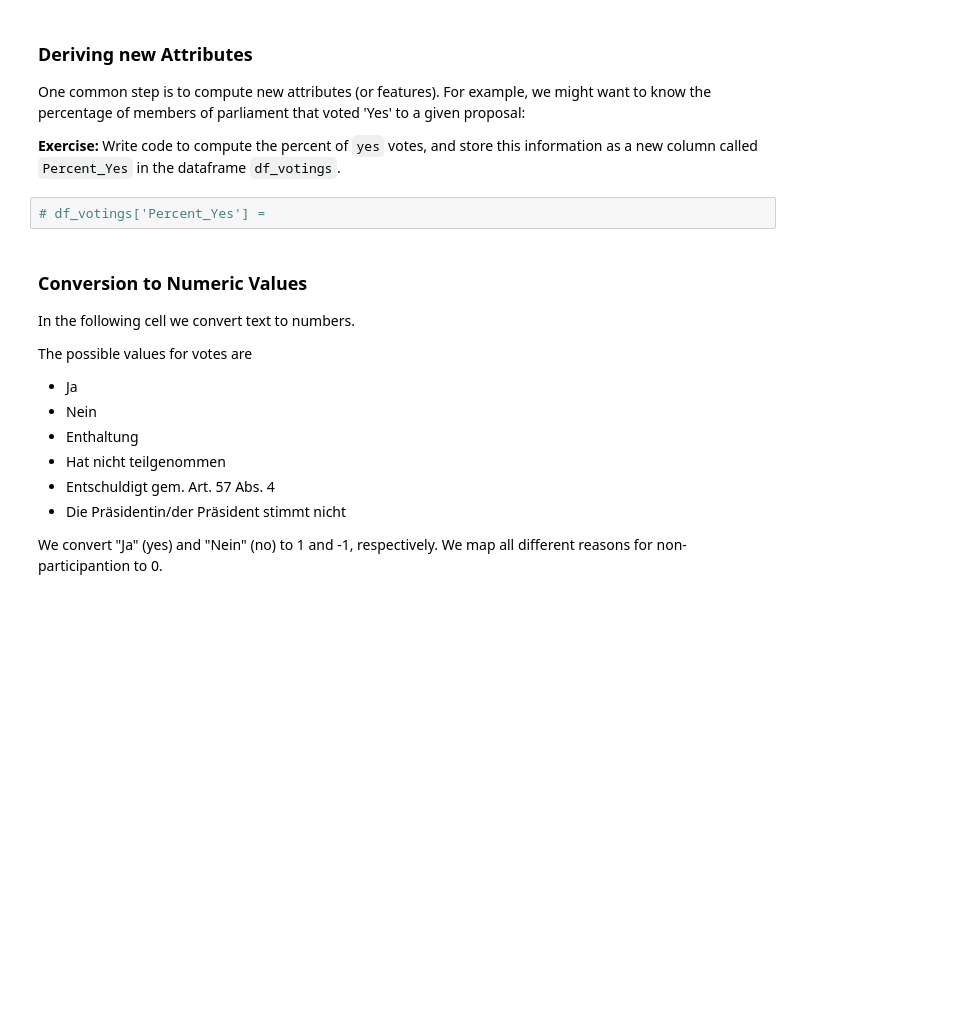
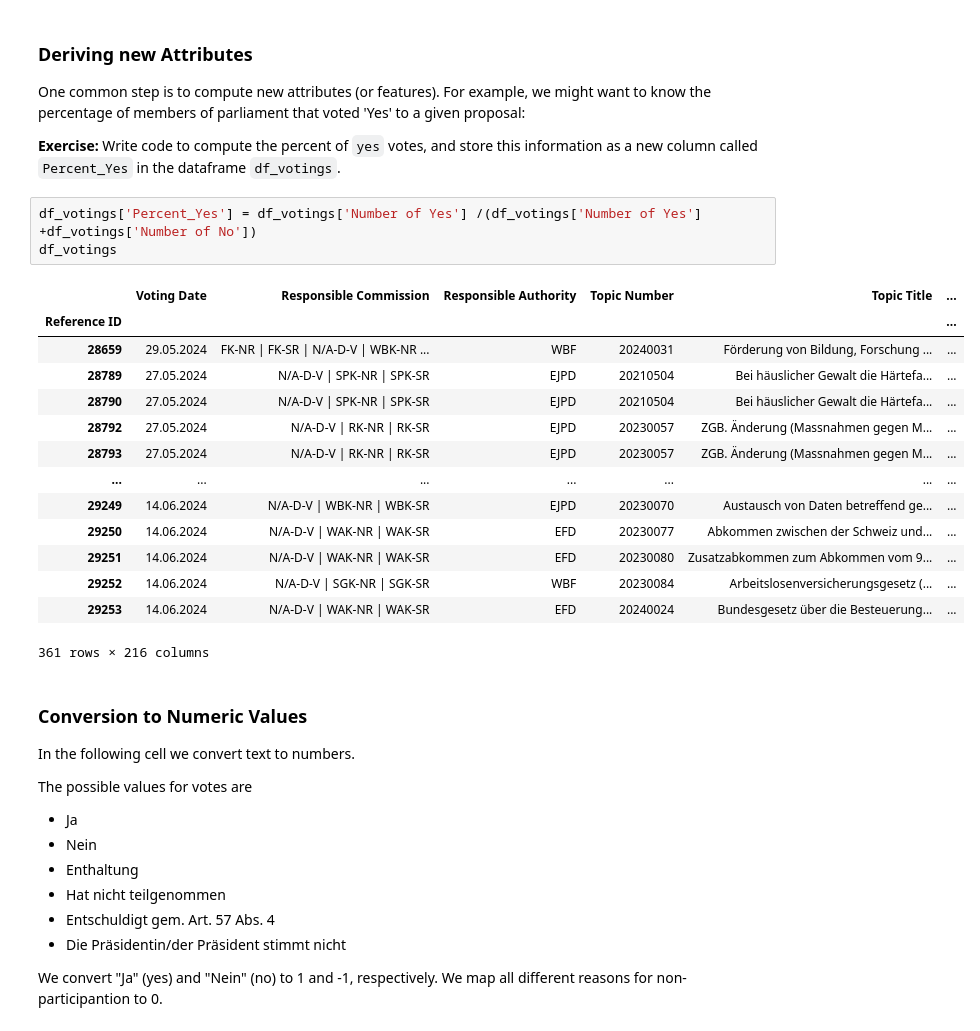
Before and after one commit to andrealuzzi/Block3, a Jupyter notebook: Project_5_Data_Preparation.ipynb, the cells around one changed output. Cells and saved outputs as stored; diff of their text form; blank space fills up the shorter version.

```diff
--- a/Project_5_Data_Preparation.ipynb
+++ b/Project_5_Data_Preparation.ipynb
@@ -160,8 +296,24 @@ In order to process the data using different machine learning techniques, we nee
 One common step is to compute new attributes (or features). For example, we might want to know the percentage of members of parliament that voted 'Yes' to a given proposal:
 
 **Exercise:** Write code to compute the percent of `yes` votes, and store this information as a new column called `Percent_Yes` in the dataframe `df_votings`.
-# %%
-# df_votings['Percent_Yes'] =
+# %%
+df_votings['Percent_Yes'] = df_votings['Number of Yes'] /(df_votings['Number of Yes'] +df_votings['Number of No'])
+df_votings
+# %% [output]
+|  | Voting Date | Responsible Commission | Responsible Authority | Topic Number | Topic Title | ... |
+| Reference ID |  |  |  |  |  | ... |
+| 28659 | 29.05.2024 | FK-NR | FK-SR | N/A-D-V | WBK-NR ... | WBF | 20240031 | Förderung von Bildung, Forschung ... | ... |
+| 28789 | 27.05.2024 | N/A-D-V | SPK-NR | SPK-SR | EJPD | 20210504 | Bei häuslicher Gewalt die Härtefa... | ... |
+| 28790 | 27.05.2024 | N/A-D-V | SPK-NR | SPK-SR | EJPD | 20210504 | Bei häuslicher Gewalt die Härtefa... | ... |
+| 28792 | 27.05.2024 | N/A-D-V | RK-NR | RK-SR | EJPD | 20230057 | ZGB. Änderung (Massnahmen gegen M... | ... |
+| 28793 | 27.05.2024 | N/A-D-V | RK-NR | RK-SR | EJPD | 20230057 | ZGB. Änderung (Massnahmen gegen M... | ... |
+| ... | ... | ... | ... | ... | ... | ... |
+| 29249 | 14.06.2024 | N/A-D-V | WBK-NR | WBK-SR | EJPD | 20230070 | Austausch von Daten betreffend ge... | ... |
+| 29250 | 14.06.2024 | N/A-D-V | WAK-NR | WAK-SR | EFD | 20230077 | Abkommen zwischen der Schweiz und... | ... |
+| 29251 | 14.06.2024 | N/A-D-V | WAK-NR | WAK-SR | EFD | 20230080 | Zusatzabkommen zum Abkommen vom 9... | ... |
+| 29252 | 14.06.2024 | N/A-D-V | SGK-NR | SGK-SR | WBF | 20230084 | Arbeitslosenversicherungsgesetz (... | ... |
+| 29253 | 14.06.2024 | N/A-D-V | WAK-NR | WAK-SR | EFD | 20240024 | Bundesgesetz über die Besteuerung... | ... |
+361 rows × 216 columns
 # %% [markdown]
 ### Conversion to Numeric Values
 In the following cell we convert text to numbers.
```
Also changed, not shown: parts of 33 cells of this notebook.
